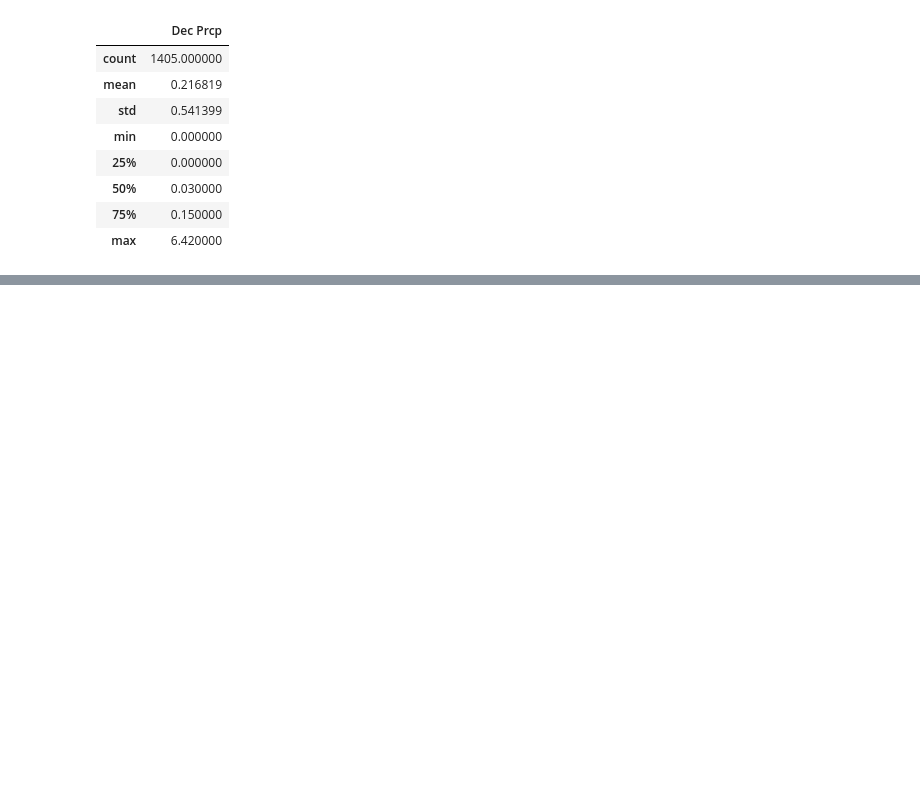
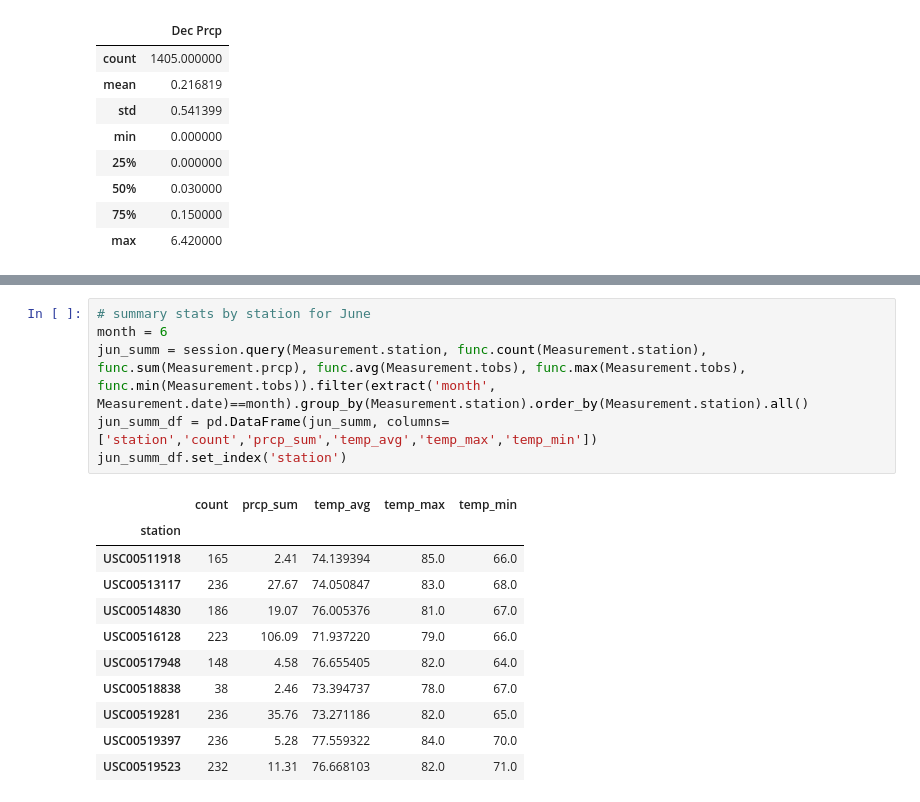
Before and after one commit to BessHung/Surfs_up, a Jupyter notebook: SurfsUp_Challenge.ipynb, the cells around one changed output, grey strips where cells are left out. Saved outputs shown, nothing was run; the diff lists cells and outputs as text; blank space fills up the shorter version.

Commit message:
other query for challenge

```diff
--- a/SurfsUp_Challenge.ipynb
+++ b/SurfsUp_Challenge.ipynb
@@ -184,0 +202,18 @@ Dec_prcp_df.describe()
+# %%
+# summary stats by station for June
+month = 6
+jun_summ = session.query(Measurement.station, func.count(Measurement.station), func.sum(Measurement.prcp), func.avg(Measurement.tobs), func.max(Measurement.tobs), func.min(Measurement.tobs)).filter(extract('month', Measurement.date)==month).group_by(Measurement.station).order_by(Measurement.station).all()
+jun_summ_df = pd.DataFrame(jun_summ, columns=['station','count','prcp_sum','temp_avg','temp_max','temp_min'])
+jun_summ_df.set_index('station')
+# %% [output]
+|  | count | prcp_sum | temp_avg | temp_max | temp_min |
+| station |  |  |  |  |  |
+| USC00511918 | 165 | 2.41 | 74.139394 | 85.0 | 66.0 |
+| USC00513117 | 236 | 27.67 | 74.050847 | 83.0 | 68.0 |
+| USC00514830 | 186 | 19.07 | 76.005376 | 81.0 | 67.0 |
+| USC00516128 | 223 | 106.09 | 71.937220 | 79.0 | 66.0 |
+| USC00517948 | 148 | 4.58 | 76.655405 | 82.0 | 64.0 |
+| USC00518838 | 38 | 2.46 | 73.394737 | 78.0 | 67.0 |
+| USC00519281 | 236 | 35.76 | 73.271186 | 82.0 | 65.0 |
+| USC00519397 | 236 | 5.28 | 77.559322 | 84.0 | 70.0 |
+| USC00519523 | 232 | 11.31 | 76.668103 | 82.0 | 71.0 |
```
Also changed, not shown: parts of 3 cells of this notebook, 4 other files.
